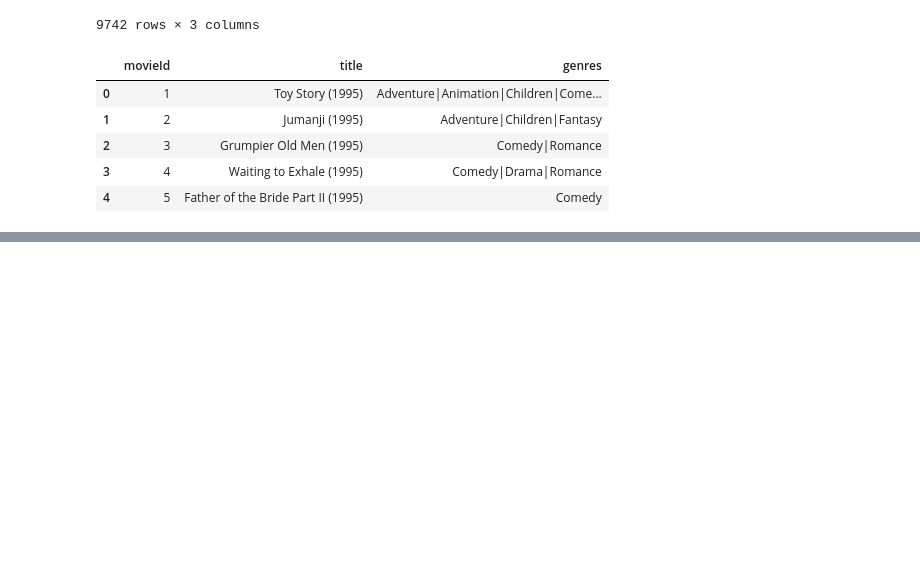
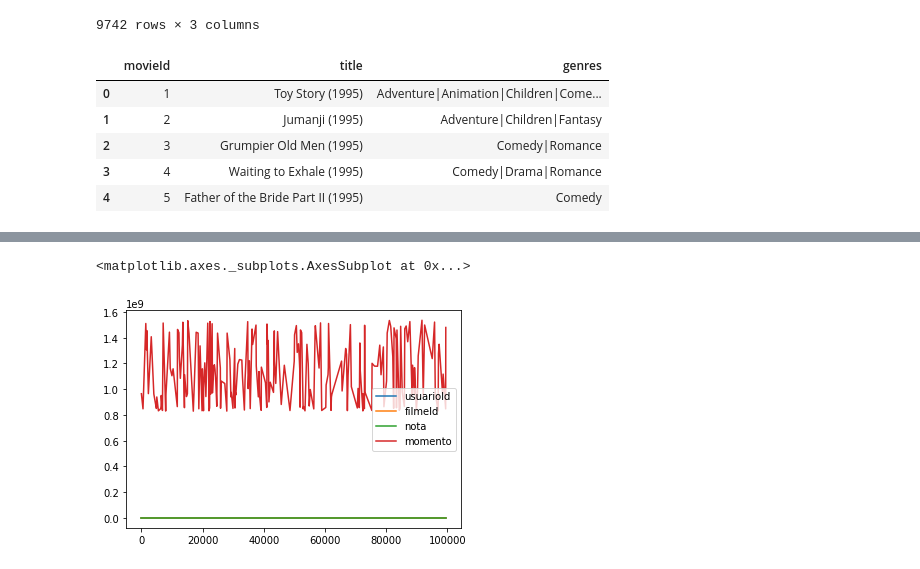
Before and after one commit to dnlrodrigues/analise_dados_python, a Jupyter notebook: QuarentenasDados_Filme.ipynb, the cells around one changed output, grey strips where cells are left out. Drawn from its saved outputs; the diff is of its cells as text; code cells hidden in the pictures; blank space fills up the shorter version.

```diff
--- a/QuarentenasDados_Filme.ipynb
+++ b/QuarentenasDados_Filme.ipynb
@@ -44,3 +46,5 @@ filmes.head()
 | 2 | 3 | Grumpier Old Men (1995) | Comedy|Romance |
 | 3 | 4 | Waiting to Exhale (1995) | Comedy|Drama|Romance |
 | 4 | 5 | Father of the Bride Part II (1995) | Comedy |
+# %%
+avaliacoes = pd.read_csv("/home/dataset/ratings.csv")
@@ -46,0 +70,3 @@ filmes.head()
+# %%
+avaliacoes.columns = ["usuarioId", "filmeId", "nota", "momento"]
+avaliacoes.head()
@@ -46,0 +317,5 @@ filmes.head()
+# %%
+avaliacoes.query('filmeId==1').plot()
+# %% [output]
+<matplotlib.axes._subplots.AxesSubplot at 0x...>
+[figure, added]
```
Also changed, not shown: parts of 32 cells of this notebook.
